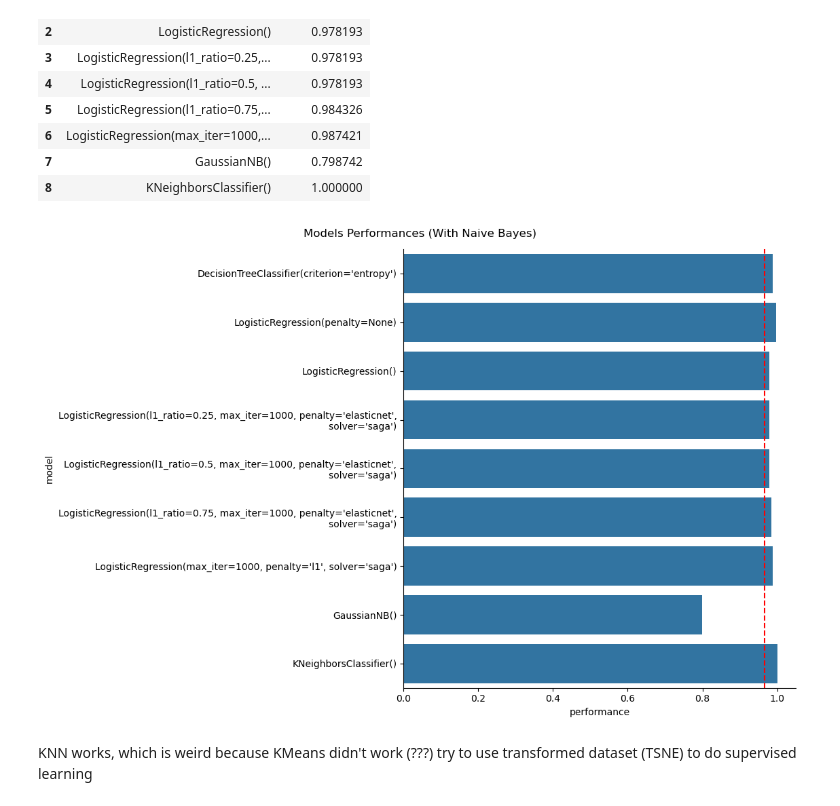
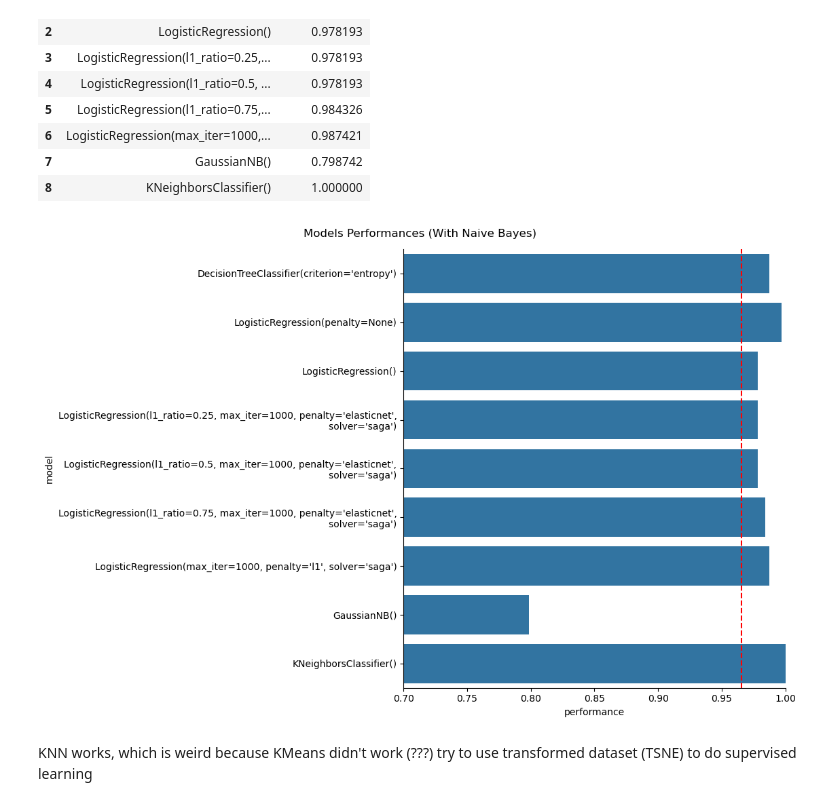
Before and after one commit to OdinMeng/MachineLearningBChallenges, a Jupyter notebook: challenges/challenge1/challenge-one.ipynb, the cells around one changed output. Drawn from its saved outputs; the diff is of its cells as text; code cells hidden in the pictures.

```diff
--- a/challenges/challenge1/challenge-one.ipynb
+++ b/challenges/challenge1/challenge-one.ipynb
@@ -346,11 +346,12 @@ df_results_processed
 # %%
 sns.catplot(df_results_processed, y='model', x='performance', kind='bar', height=7.5, aspect=1.5/1)
 plt.suptitle("Models Performances (With Naive Bayes)")
+plt.xlim(0.7, 1)
 plt.axvline(np.mean(list(f1_scores.values())), color='r', linestyle='--')
 plt.tight_layout()
 plt.show()
 # %% [output]
-[figure, old version]
+[figure, new version]
 # %% [markdown]
 KNN works, which is weird because KMeans didn't work (???)
 try to use transformed dataset (TSNE) to do supervised learning
```
Also changed, not shown: parts of 6 cells of this notebook, 9 other files.
